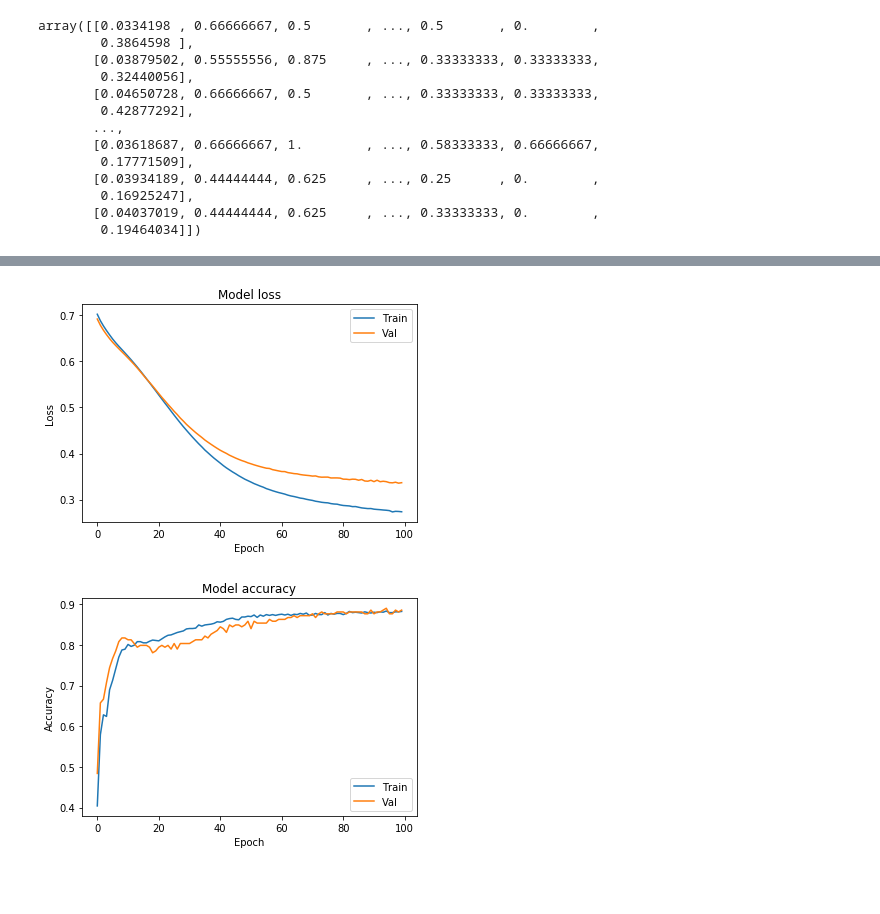
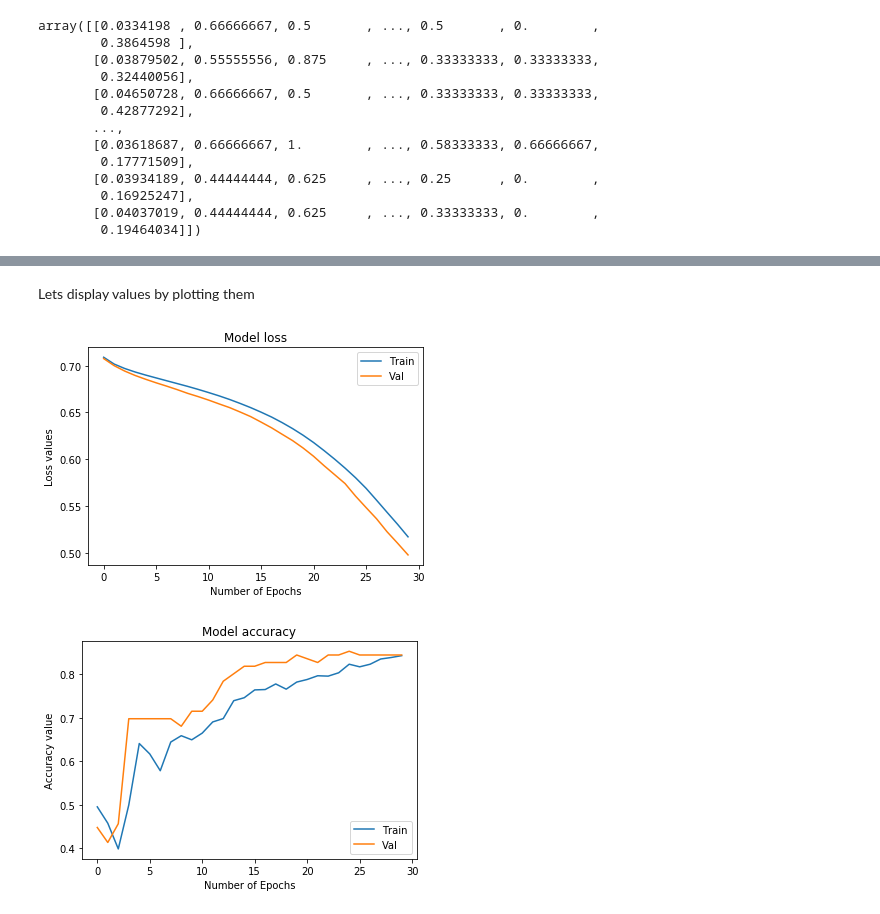
Before and after one commit to Gnkhakimova/CS5590-BigData, a Jupyter notebook: HousePricePrediction.ipynb, the cells around one changed output, grey strips where cells are left out. Cells and saved outputs as stored; diff of their text form; code cells hidden in the pictures; blank space fills up the shorter version.

```diff
--- a/HousePricePrediction.ipynb
+++ b/HousePricePrediction.ipynb
@@ -76 +92,3 @@ X_val, X_test, Y_val, Y_test = train_test_split(X_val_and_test, Y_val_and_test,
+# %%
+input_feature_val, input_feature_test, predicted_val, predicted_test = train_test_split(input_feature_val_and_test, predicted_value_val_and_test, test_size=0.6)
 # %%
@@ -87,6 +111,7 @@ We recommend you upgrade now or ensure your notebook will continue to use Tensor
 # %%
-model = Sequential([
+predict_price_model = Sequential([
     Dense(32, activation='relu', input_shape=(10,)),
     Dense(32, activation='relu'),
+    Dense(16, activation='relu'),
     Dense(1, activation='sigmoid'),
 ])
@@ -99,4 +120,4 @@ WARNING:tensorflow:From /usr/local/lib/python3.6/dist-packages/keras/backend/ten
 # %%
-model.compile(optimizer='sgd',
+predict_price_model.compile(optimizer='sgd',
               loss='binary_crossentropy',
               metrics=['accuracy'])
@@ -138,0 +126,5 @@ model.evaluate(X_test, Y_test)[1]
+# %%
+
+history = predict_price_model.fit(input_feature_train, predicted_value_train,
+          batch_size=32, epochs=30,
+          validation_data=(input_feature_val, predicted_val))
@@ -139 +156,3 @@ model.evaluate(X_test, Y_test)[1]
+# %% [markdown]
+Lets display values by plotting them
 # %%
@@ -140,22 +160,21 @@ model.evaluate(X_test, Y_test)[1]
 import matplotlib.pyplot as plt
 # %%
-plt.plot(hist.history['loss'])
-plt.plot(hist.history['val_loss'])
+plt.plot(history.history['loss'])
+plt.plot(history.history['val_loss'])
 plt.title('Model loss')
-plt.ylabel('Loss')
-plt.xlabel('Epoch')
+plt.ylabel('Loss values')
+plt.xlabel('Number of Epochs')
 plt.legend(['Train', 'Val'], loc='upper right')
 plt.show()
 # %% [output]
-[figure, old version]
+[figure, new version]
 # %%
-
-plt.plot(hist.history['acc'])
-plt.plot(hist.history['val_acc'])
+plt.plot(history.history['acc'])
+plt.plot(history.history['val_acc'])
 plt.title('Model accuracy')
-plt.ylabel('Accuracy')
-plt.xlabel('Epoch')
+plt.ylabel('Accuracy value')
+plt.xlabel('Number of Epochs')
 plt.legend(['Train', 'Val'], loc='lower right')
 plt.show()
 # %% [output]
-[figure, old version]
+[figure, new version]
```
Also changed, not shown: parts of 48 cells of this notebook.
